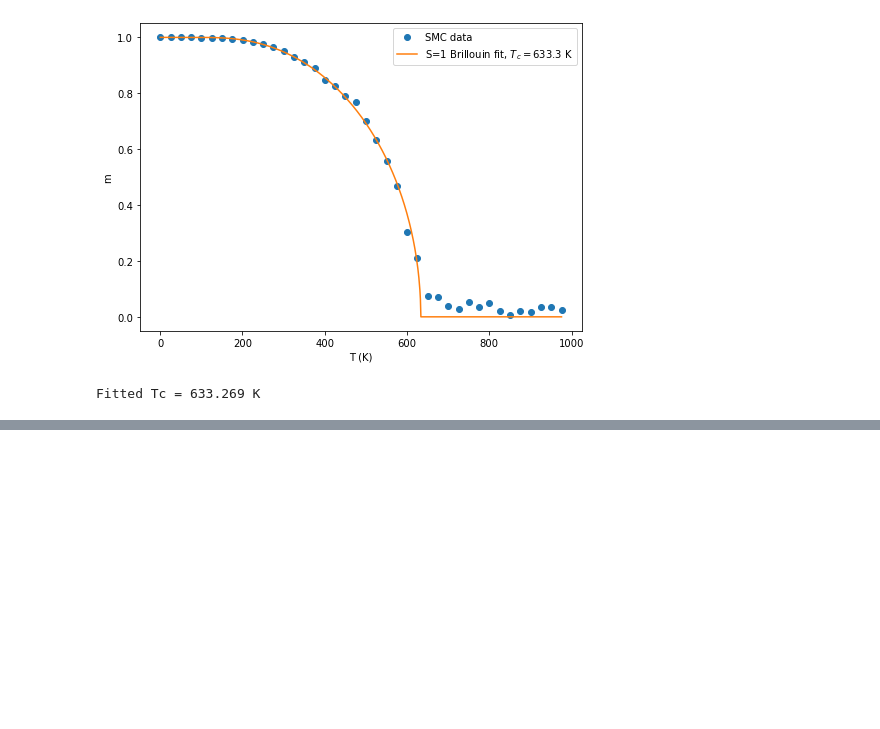
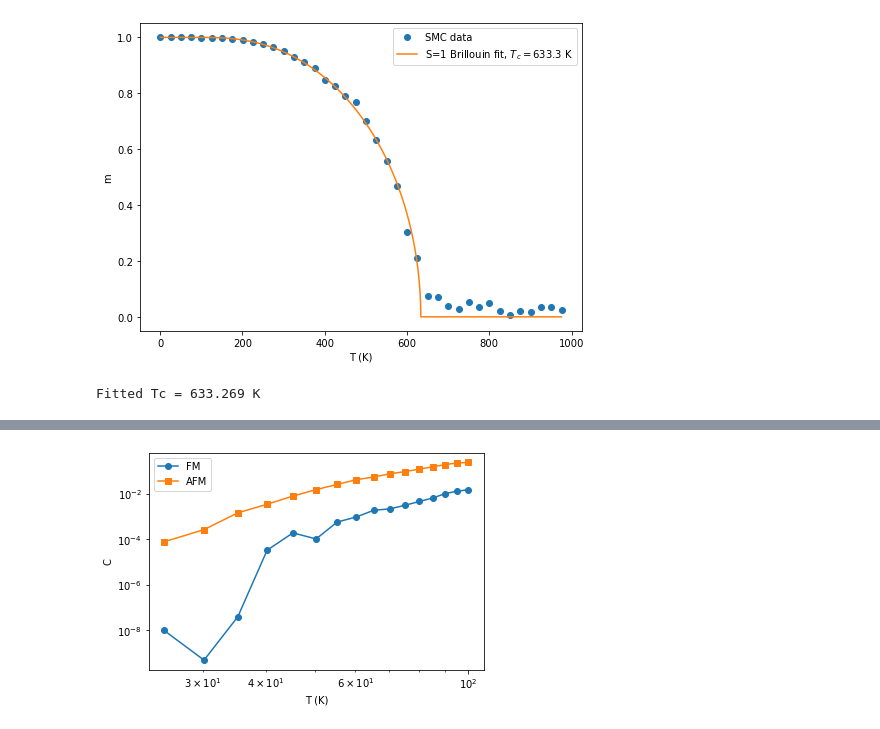
Before and after one commit to Salgi15/vampire_lq, a Jupyter notebook: check_mag.ipynb, the cells around one changed output, grey strips where cells are left out. Cells and saved outputs as stored; diff of their text form; code cells hidden in the pictures; blank space fills up the shorter version.

```diff
--- a/check_mag.ipynb
+++ b/check_mag.ipynb
@@ -285,0 +326,91 @@ Fitted Tc = 633.269 K
+# %%
+T_lfm = [
+0.2, 5.2, 10.2, 15.2, 20.2, 25.2, 30.2, 35.2, 40.2, 45.2,
+50.2, 55.2, 60.2, 65.2, 70.2, 75.2, 80.2, 85.2, 90.2, 95.2,
+100.2
+]
+C_lfm = [
+0.000140165,
+2.07344e-07,
+5.38887e-08,
+2.42667e-08,
+1.37403e-08,
+9.50784e-09,
+4.72869e-10,
+3.82879e-08,
+3.23011e-05,
+0.000186675,
+0.000100908,
+0.000555179,
+0.000933972,
+0.00183716,
+0.00213291,
+0.00306908,
+0.0045064,
+0.00638068,
+0.0100362,
+0.0126908,
+0.0148096
+]
+
+T_afm = np.array([
+
+0.2, 5.2, 10.2, 15.2, 20.2, 25.2, 30.2, 35.2, 40.2, 45.2,
+
+50.2, 55.2, 60.2, 65.2, 70.2, 75.2, 80.2, 85.2, 90.2, 95.2,
+
+100.2
+
+])
+
+C_afm = np.array([
+
+-0.000237221,
+
+-1.59508e-07,
+
+7.46213e-08,
+
+3.73365e-08,
+
+1.41642e-07,
+
+7.56451e-05,
+
+0.000259941,
+
+0.00142044,
+
+0.003398,
+
+0.00775377,
+
+0.0148905,
+
+0.0251349,
+
+0.0407031,
+
+0.0534754,
+
+0.0741232,
+
+0.0929106,
+
+0.119067,
+
+0.15004,
+
+0.188717,
+
+0.221357,
+0.234006
+])
+
+i = 5
+plt.loglog(T_lfm[i:], C_lfm[i:], 'o-', label = "FM")
+plt.loglog(T_afm[i:], C_afm[i:], 's-', label = "AFM")
+plt.xlabel('T (K)')
+plt.ylabel('C')
+plt.legend()
+# %% [output]
@@ -285,0 +418 @@ Fitted Tc = 633.269 K
+[figure, added]
```
Also changed, not shown: parts of 5 cells of this notebook, 9 other files.
